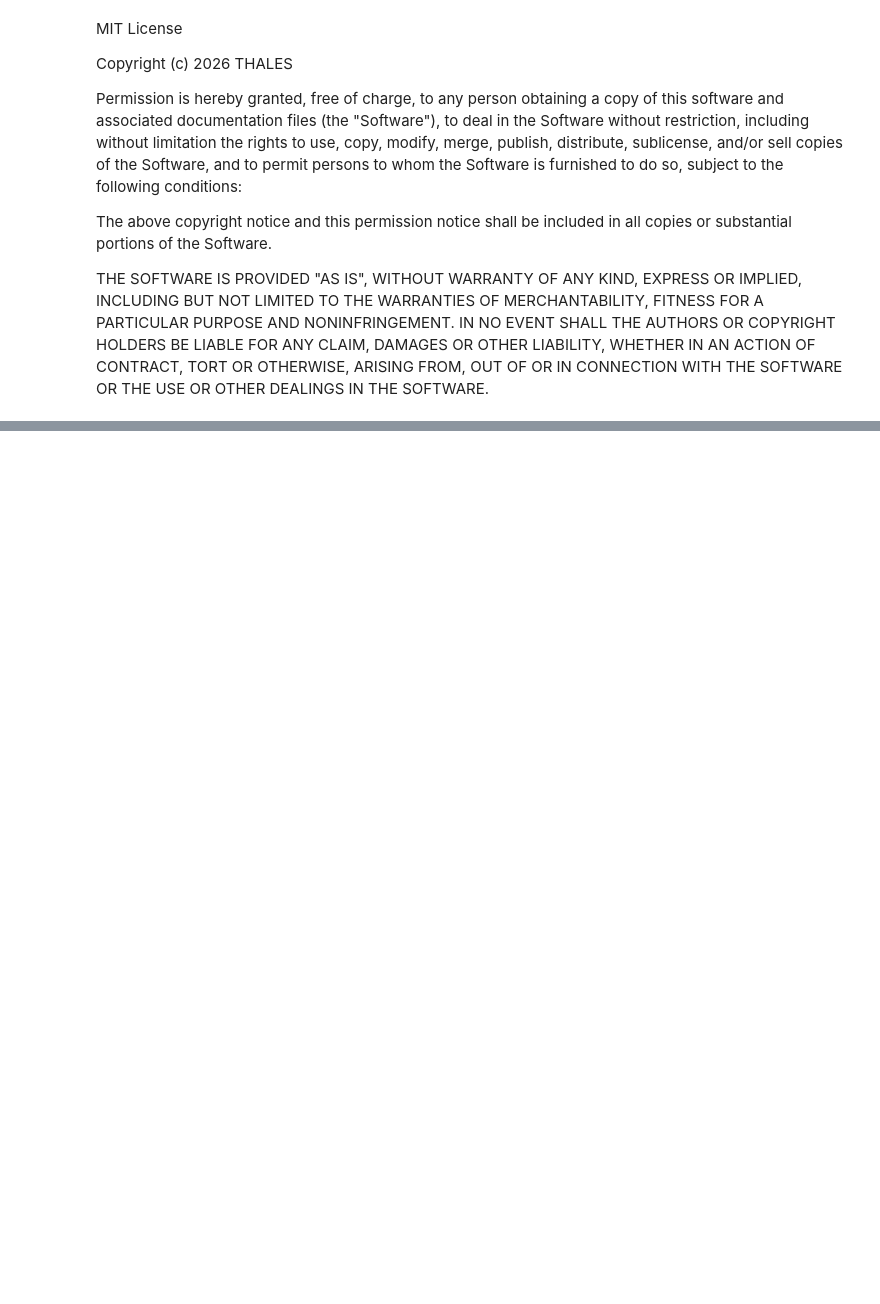
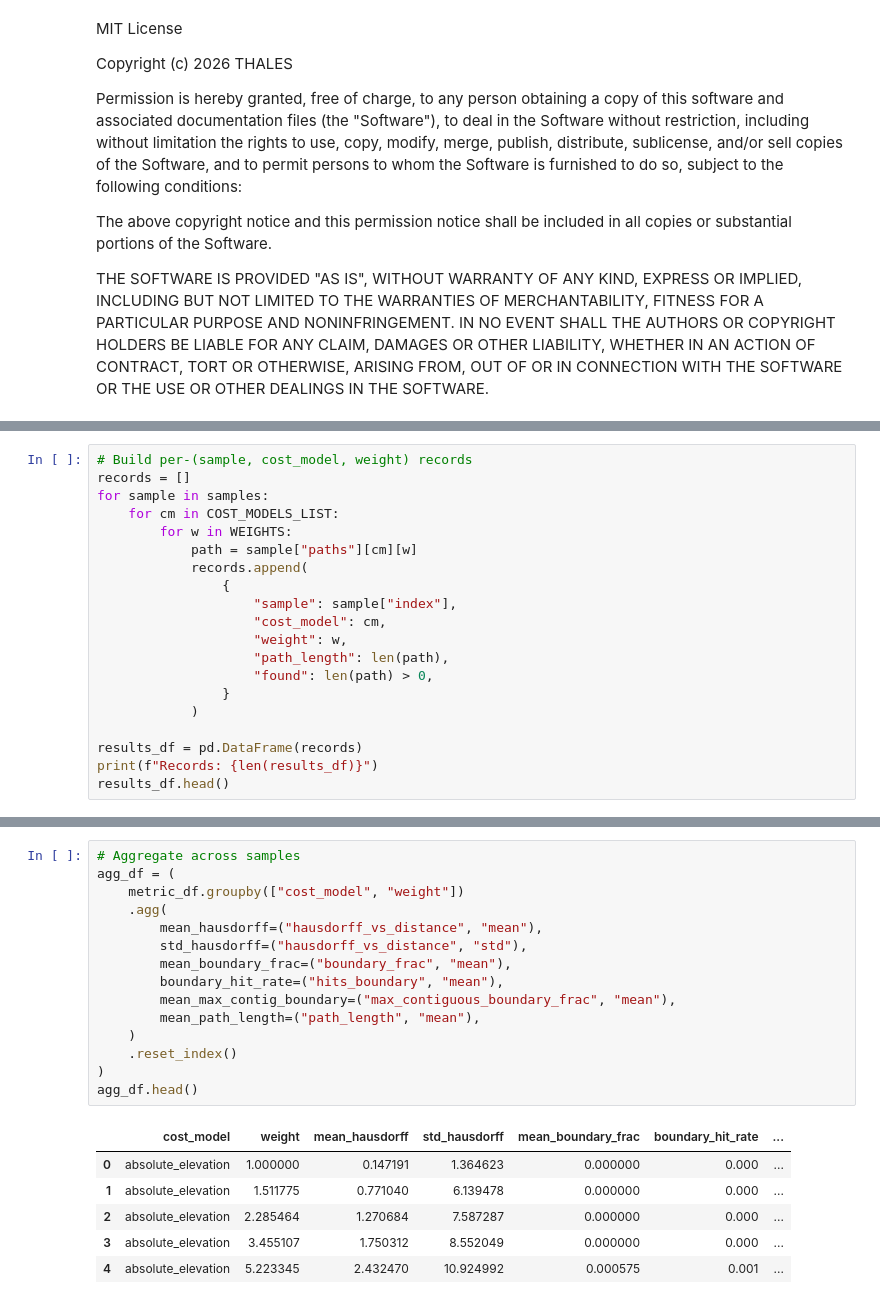
Before and after one commit to ThalesGroup/passage, a Jupyter notebook: notebooks/costmodel.ipynb, the cells around one changed output, grey strips where cells are left out. Cells and saved outputs as stored; diff of their text form; blank space fills up the shorter version.

```diff
--- a/notebooks/costmodel.ipynb
+++ b/notebooks/costmodel.ipynb
@@ -496,0 +270,20 @@ Error:
+# %%
+# Build per-(sample, cost_model, weight) records
+records = []
+for sample in samples:
+    for cm in COST_MODELS_LIST:
+        for w in WEIGHTS:
+            path = sample["paths"][cm][w]
+            records.append(
+                {
+                    "sample": sample["index"],
+                    "cost_model": cm,
+                    "weight": w,
+                    "path_length": len(path),
+                    "found": len(path) > 0,
+                }
+            )
+
+results_df = pd.DataFrame(records)
+print(f"Records: {len(results_df)}")
+results_df.head()
@@ -496,0 +384,22 @@ Error:
+# %%
+# Aggregate across samples
+agg_df = (
+    metric_df.groupby(["cost_model", "weight"])
+    .agg(
+        mean_hausdorff=("hausdorff_vs_distance", "mean"),
+        std_hausdorff=("hausdorff_vs_distance", "std"),
+        mean_boundary_frac=("boundary_frac", "mean"),
+        boundary_hit_rate=("hits_boundary", "mean"),
+        mean_max_contig_boundary=("max_contiguous_boundary_frac", "mean"),
+        mean_path_length=("path_length", "mean"),
+    )
+    .reset_index()
+)
+agg_df.head()
+# %% [output]
+|  | cost_model | weight | mean_hausdorff | std_hausdorff | mean_boundary_frac | boundary_hit_rate | ... |
+| 0 | absolute_elevation | 1.000000 | 0.147191 | 1.364623 | 0.000000 | 0.000 | ... |
+| 1 | absolute_elevation | 1.511775 | 0.771040 | 6.139478 | 0.000000 | 0.000 | ... |
+| 2 | absolute_elevation | 2.285464 | 1.270684 | 7.587287 | 0.000000 | 0.000 | ... |
+| 3 | absolute_elevation | 3.455107 | 1.750312 | 8.552049 | 0.000000 | 0.000 | ... |
+| 4 | absolute_elevation | 5.223345 | 2.432470 | 10.924992 | 0.000575 | 0.001 | ... |
```
Also changed, not shown: parts of 57 cells of this notebook, 23 other files.
